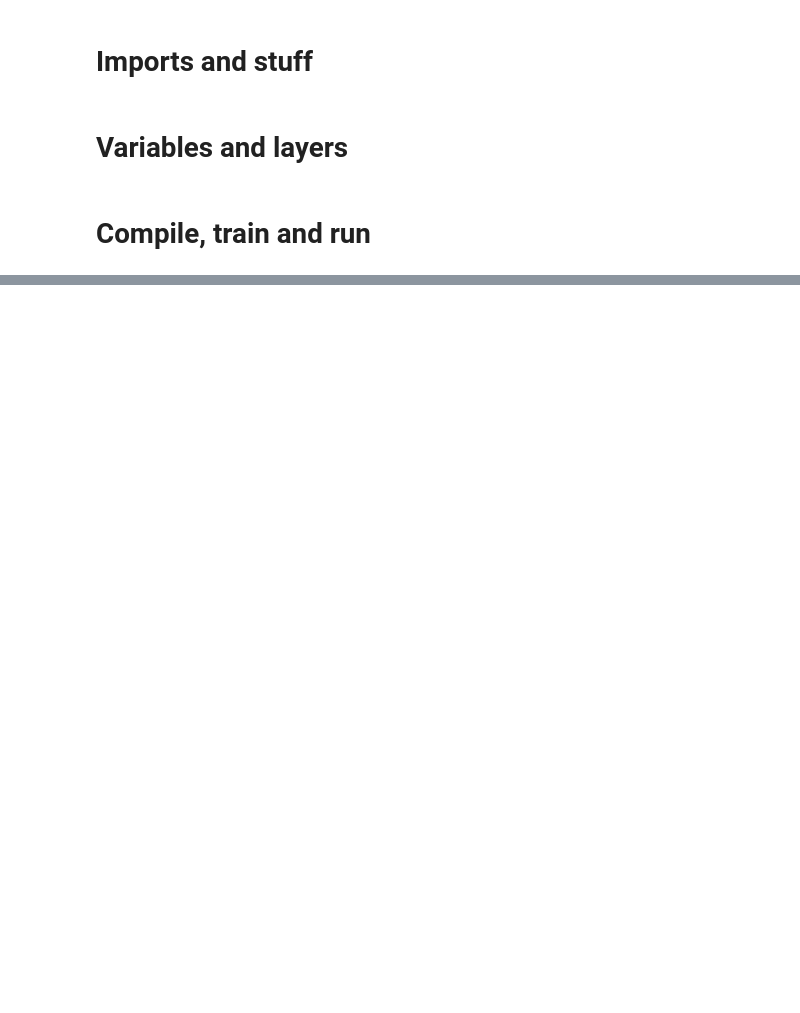
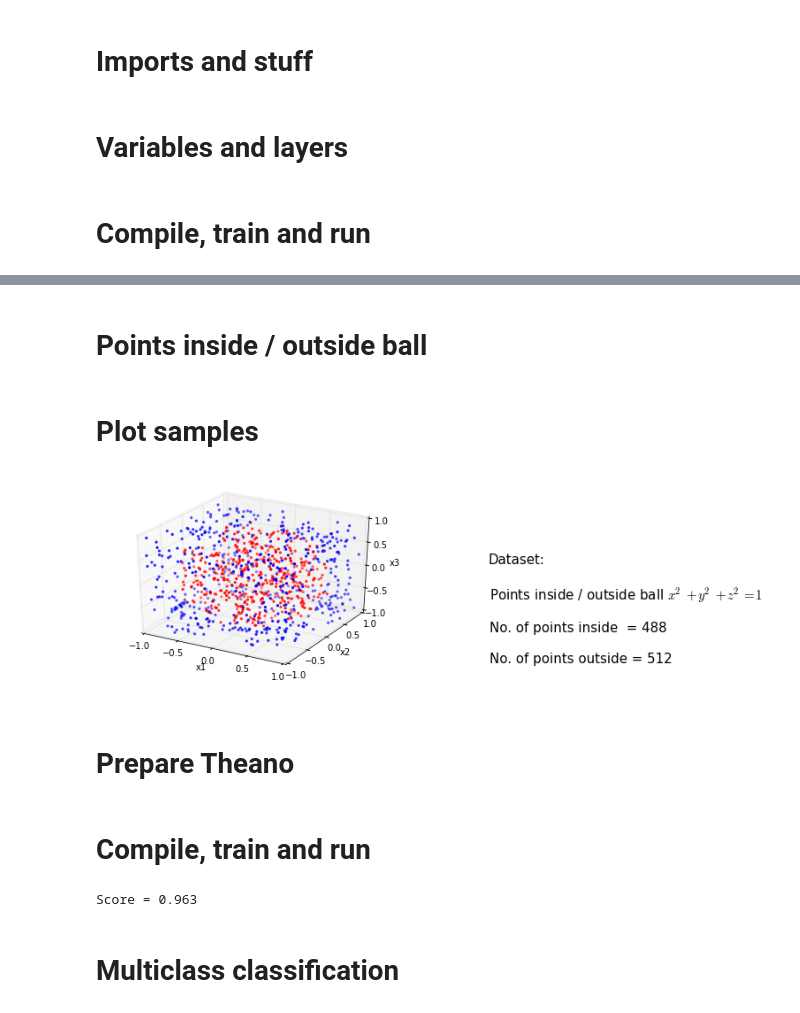
Before and after one commit to TomaszGolan/mlScratchpad, a Jupyter notebook: mlScratchpad_presentation.ipynb, the cells around one changed output, grey strips where cells are left out. Drawn from its saved outputs; the diff is of its cells as text; code cells hidden in the pictures; blank space fills up the shorter version.

```diff
--- a/mlScratchpad_presentation.ipynb
+++ b/mlScratchpad_presentation.ipynb
@@ -675,0 +680,2 @@ for x in X: print '%d XOR %d = %f' % (x[0], x[1], predict(x))
+# %% [markdown]
+# Points inside / outside ball
@@ -675,0 +710,42 @@ for x in X: print '%d XOR %d = %f' % (x[0], x[1], predict(x))
+# %% [markdown]
+# Plot samples
+# %%
+def plotMe():
+    inside, outside = [], [] # separate points inside and outside ball
+
+    for i in range(N):
+        if Y[i]: inside.append(X[i])
+        else: outside.append(X[i])
+
+    fig = plt.figure()
+    plot = fig.add_subplot(111, projection='3d')
+
+    # axis settings
+
+    plot.set_xlabel('x1')
+    plot.set_ylabel('x2')
+    plot.set_zlabel('x3')
+
+    plot.set_xlim([-1, 1])
+    plot.set_ylim([-1, 1])
+    plot.set_zlim([-1, 1])
+
+    # plot samples
+
+    plot.scatter(*zip(*inside), marker = '.', color = 'r')
+    plot.scatter(*zip(*outside), marker = '.', color = 'b')
+
+    plot.text(4.0, -2, 0.0,'Dataset:\n\n'
+                           'Points inside / outside ball $x^2 + y^2 + z^2 = 1$\n\n'
+                           'No. of points inside  = %d\n\n'
+                           'No. of points outside = %d\n\n'
+                           % (len(inside), len(outside)), fontsize = 15)
+
+
+    plt.show()
+# %%
+plotMe()
+# %% [output]
+[figure, added]
+# %% [markdown]
+# Prepare Theano
@@ -675,0 +775,31 @@ for x in X: print '%d XOR %d = %f' % (x[0], x[1], predict(x))
+# %% [markdown]
+# Compile, train and run
+# %%
+### COMPILE ###
+
+train = theano.function(inputs = [x,y],
+                        outputs = cost,
+                        updates = [(w1, gradient(cost, w1)),
+                                   (w2, gradient(cost, w2))])
+
+predict = theano.function(inputs=[x], outputs=prediction)
+
+### TRAIN ###
+
+for i in range (nTrainSteps):
+    for j in range(N):
+        c = train(X[j], Y[j])
+
+### TEST ###
+
+score = 0
+
+for i in range(nTestSamples):
+    p = (2.0 * rng.sample (3) - 1)
+    if predict(p) == isInBall(p): score += 1
+
+print 'Score =', 1.0 * score / nTestSamples
+# %% [output]
+Score = 0.963
+# %% [markdown]
+# Multiclass classification
```
Also changed, not shown: parts of 37 cells of this notebook, 1 other file.
